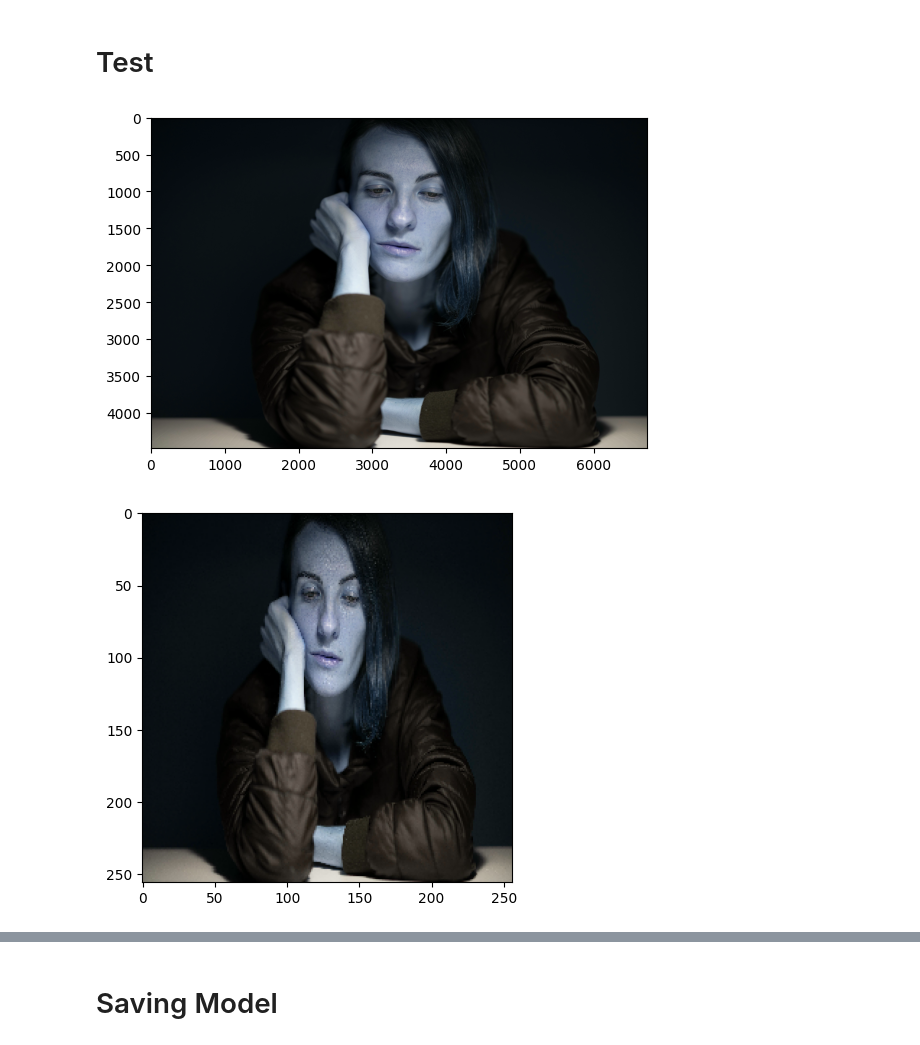
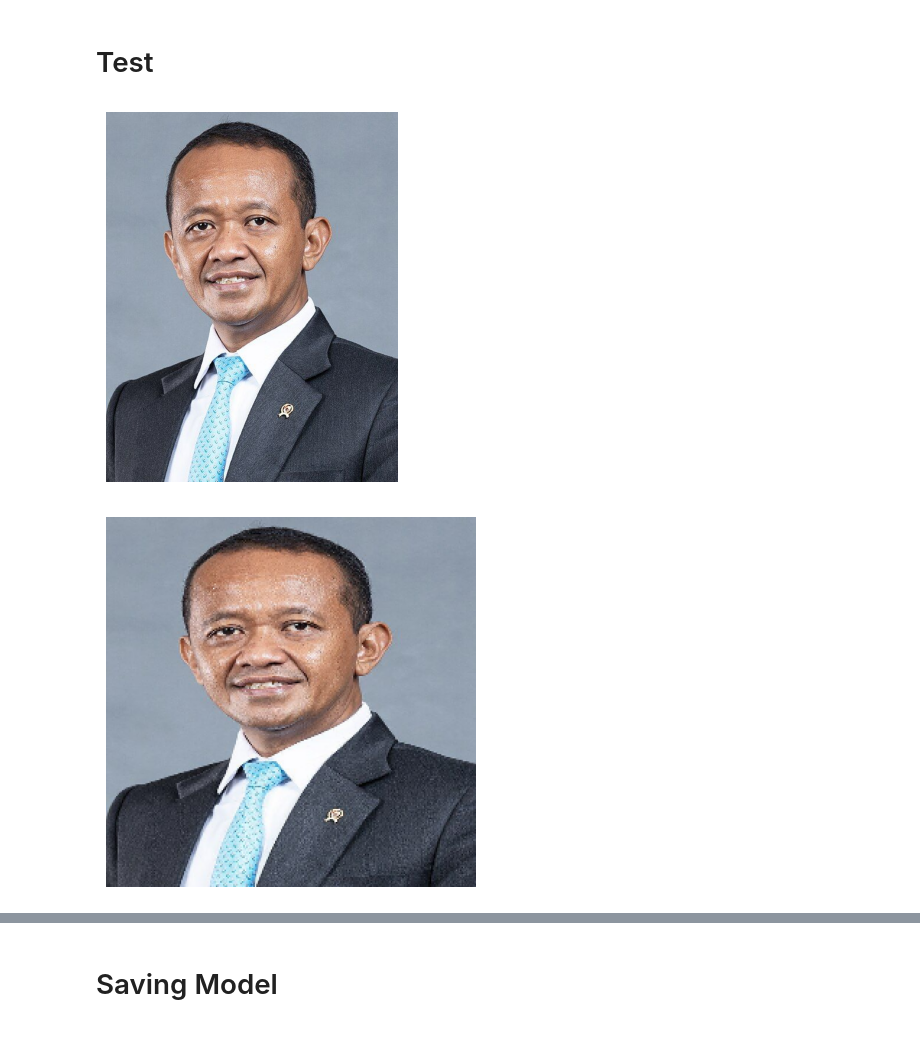
Before and after one commit to ahmadfakhrulbawani2-arch/CNN-image-emotion-classifier, a Jupyter notebook: image-classification.ipynb, the cells around one changed output, grey strips where cells are left out. Cells and saved outputs as stored; diff of their text form; code cells hidden in the pictures.

```diff
--- a/image-classification.ipynb
+++ b/image-classification.ipynb
@@ -304,17 +279,25 @@ tf.Tensor(0.0, shape=(), dtype=float32) tf.Tensor(0.0, shape=(), dtype=float32)
 
 import cv2
 # %%
-img = cv2.imread('Sad test.jpg')
-plt.imshow(img)
+img = cv2.imread('muka-bahlil.jpg')              # BGR
+img_rgb = cv2.cvtColor(img, cv2.COLOR_BGR2RGB)  # BGR → RGB
+
+plt.imshow(img_rgb)
+plt.axis('off')       # optional biar clean
 plt.show()
 # %% [output]
-[figure, old version]
+[figure, new version]
 # %%
-resize = tf.image.resize(img, (256,256))
+img = cv2.imread('muka-bahlil.jpg')
+img_rgb = cv2.cvtColor(img, cv2.COLOR_BGR2RGB)
+
+resize = tf.image.resize(img_rgb, (256, 256))
+
 plt.imshow(resize.numpy().astype(int))
+plt.axis('off')
 plt.show()
 # %% [output]
-[figure, old version]
+[figure, new version]
 # %%
 yhat = model.predict(np.expand_dims(resize/255, 0))
 # %% [output]
```
Also changed, not shown: parts of 12 cells of this notebook, 13 other files.
